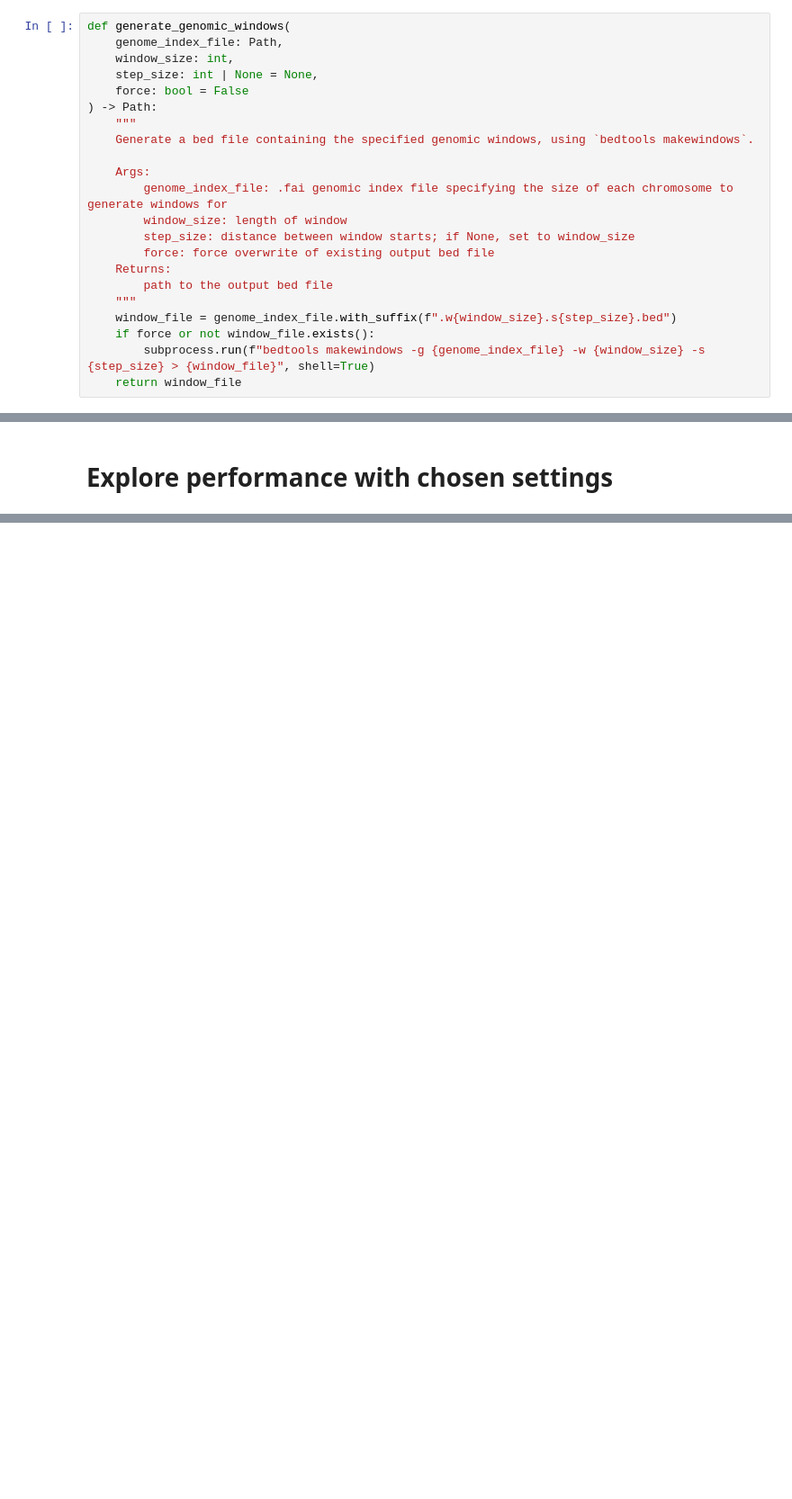
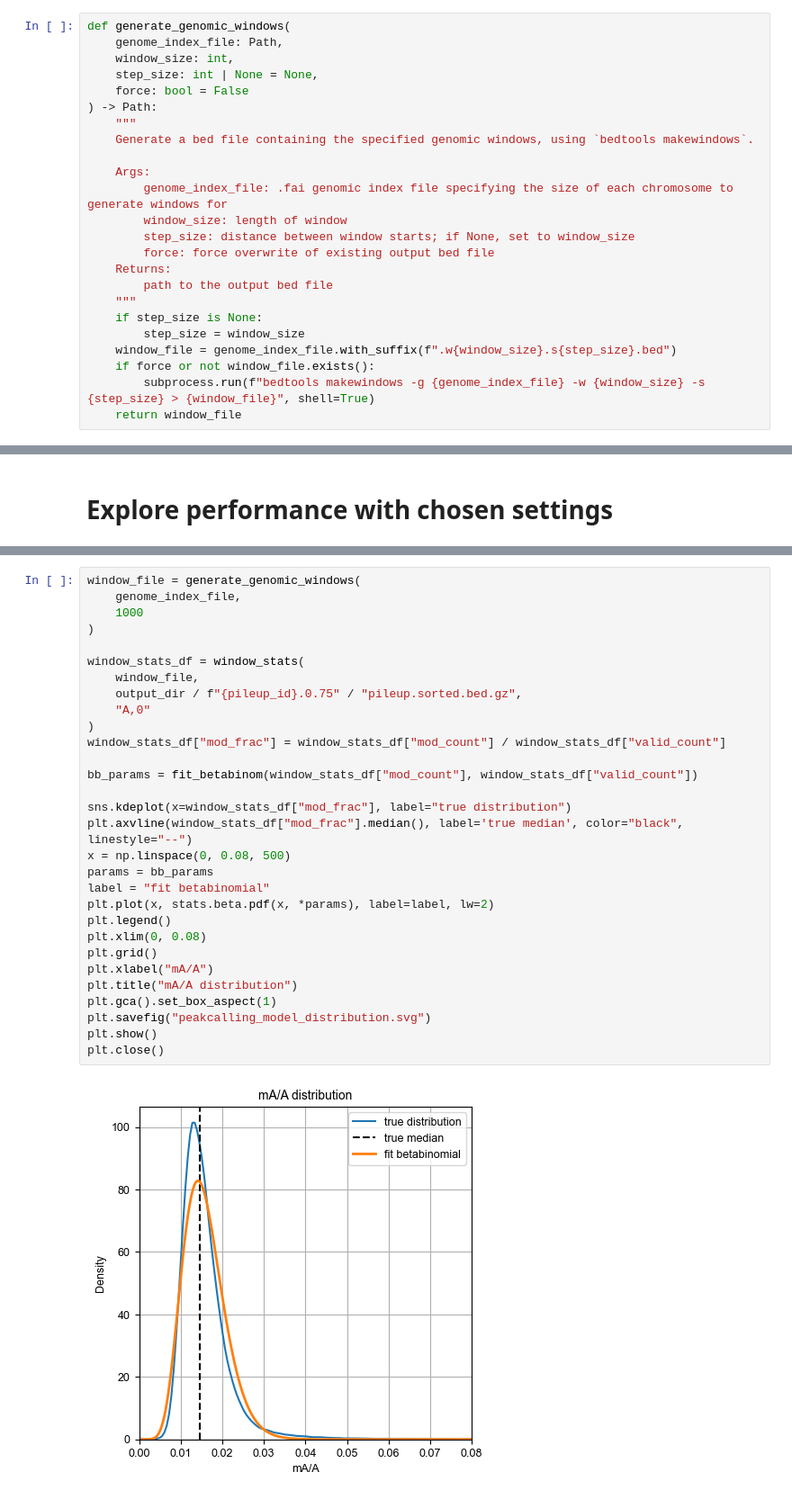
Before and after one commit to streetslab/multimodal-dimelo, a Jupyter notebook: peak_calling.ipynb, the cells around one changed output, grey strips where cells are left out. Shown at 90% size. Cells and saved outputs as stored; diff of their text form; blank space fills up the shorter version.

Commit message:
included model validation plot

```diff
--- a/peak_calling.ipynb
+++ b/peak_calling.ipynb
@@ -35,6 +35,8 @@ def generate_genomic_windows(
     Returns:
         path to the output bed file
     """
+    if step_size is None:
+        step_size = window_size
     window_file = genome_index_file.with_suffix(f".w{window_size}.s{step_size}.bed")
     if force or not window_file.exists():
         subprocess.run(f"bedtools makewindows -g {genome_index_file} -w {window_size} -s {step_size} > {window_file}", shell=True)
@@ -468,0 +475,32 @@ plt.close()
+# %%
+window_file = generate_genomic_windows(
+    genome_index_file,
+    1000
+)
+
+window_stats_df = window_stats(
+    window_file,
+    output_dir / f"{pileup_id}.0.75" / "pileup.sorted.bed.gz",
+    "A,0"
+)
+window_stats_df["mod_frac"] = window_stats_df["mod_count"] / window_stats_df["valid_count"]
+
+bb_params = fit_betabinom(window_stats_df["mod_count"], window_stats_df["valid_count"])
+
+sns.kdeplot(x=window_stats_df["mod_frac"], label="true distribution")
+plt.axvline(window_stats_df["mod_frac"].median(), label='true median', color="black", linestyle="--")
+x = np.linspace(0, 0.08, 500)
+params = bb_params
+label = "fit betabinomial"
+plt.plot(x, stats.beta.pdf(x, *params), label=label, lw=2)
+plt.legend()
+plt.xlim(0, 0.08)
+plt.grid()
+plt.xlabel("mA/A")
+plt.title("mA/A distribution")
+plt.gca().set_box_aspect(1)
+plt.savefig("peakcalling_model_distribution.svg")
+plt.show()
+plt.close()
+# %% [output]
+[figure, added]
```
Also changed, not shown: parts of 4 cells of this notebook.
